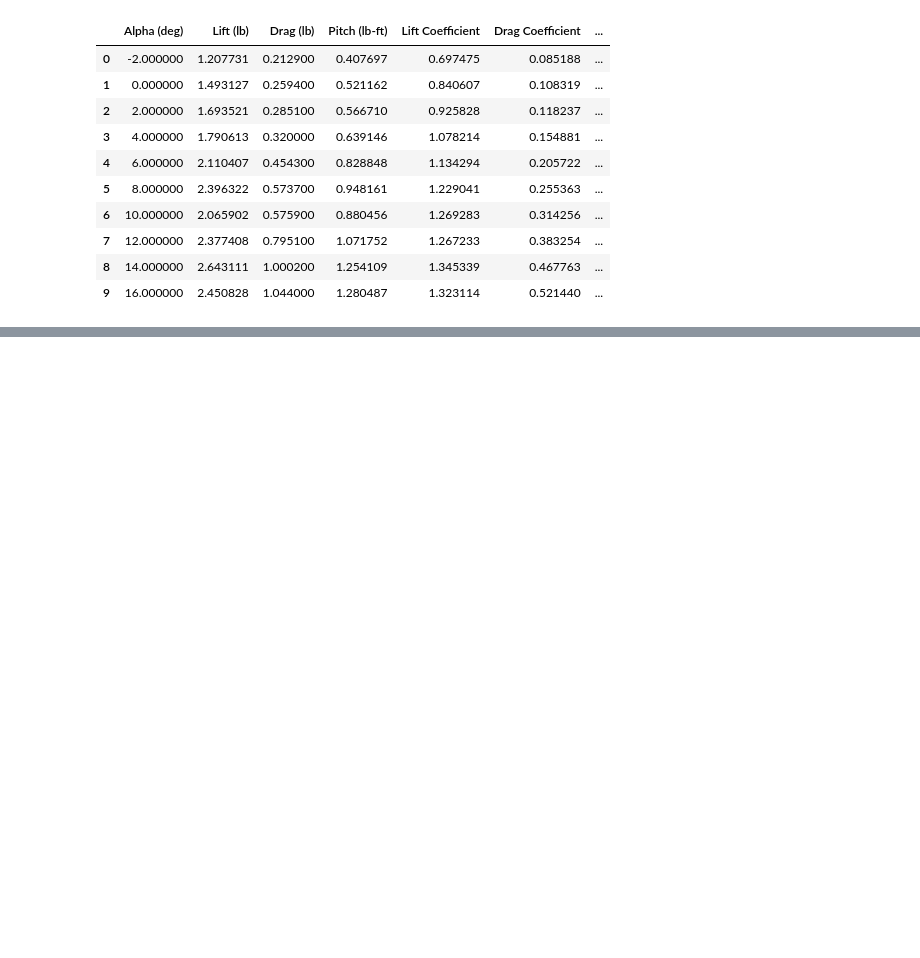
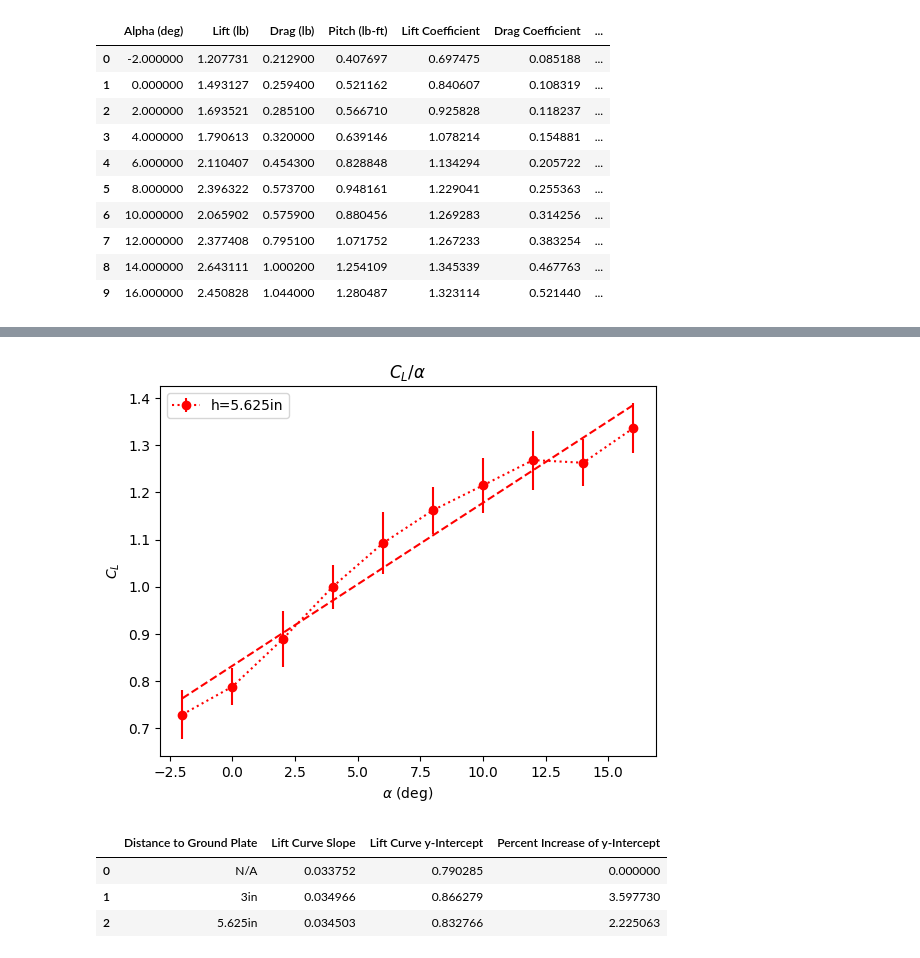
Before and after one commit to CthulhuWorshippr/ExperimentalMethods, a Jupyter notebook: finalAnalysis.ipynb, the cells around one changed output, grey strips where cells are left out. Saved outputs shown, nothing was run; the diff lists cells and outputs as text; code cells hidden in the pictures; blank space fills up the shorter version.

```diff
--- a/finalAnalysis.ipynb
+++ b/finalAnalysis.ipynb
@@ -394,0 +488,29 @@ run_2.style.hide(
+# %%
+fig, ax = plt.subplots()
+ax.set_xlabel("$\\alpha$ (deg)")
+ax.set_ylabel("$C_L$")
+ax.set_title("$C_L / \\alpha$")
+line_1 = ax.errorbar(run_3_sorted["AOA"], run_3_sorted.lift_coefficient, run_3_sorted["LUncertainty"], fmt= "ro:")
+line_1.set_label("h=5.625in")
+line_2 = ax.plot(run_3_sorted["AOA"], regression3[0]*run_3_sorted["AOA"] + regression3[1], color= 'red', linestyle='--')
+_ =  ax.legend()
+# %% [output]
+[figure, added]
+# %%
+finalTable = pd.DataFrame()
+
+finalTable["Distance to Ground Plate"] = ["N/A", "3in", "5.625in"]
+finalTable["Lift Curve Slope"] = [regression1[0], regression2[0], regression3[0]]
+finalTable["Lift Curve y-Intercept"] = [regression1[1], regression2[1], regression3[1]]
+finalTable["Percent Increase of y-Intercept"] = [0, ((regression2[0] - regression1[0])/regression1[0])*100, ((regression3[0] - regression1[0])/regression1[0])*100]
+
+hide_cols = []
+finalTable.style.hide(
+    hide_cols,
+    axis="columns",
+)
+# %% [output]
+|  | Distance to Ground Plate | Lift Curve Slope | Lift Curve y-Intercept | Percent Increase of y-Intercept |
+| 0 | N/A | 0.033752 | 0.790285 | 0.000000 |
+| 1 | 3in | 0.034966 | 0.866279 | 3.597730 |
+| 2 | 5.625in | 0.034503 | 0.832766 | 2.225063 |
```
Also changed, not shown: parts of 6 cells of this notebook.
